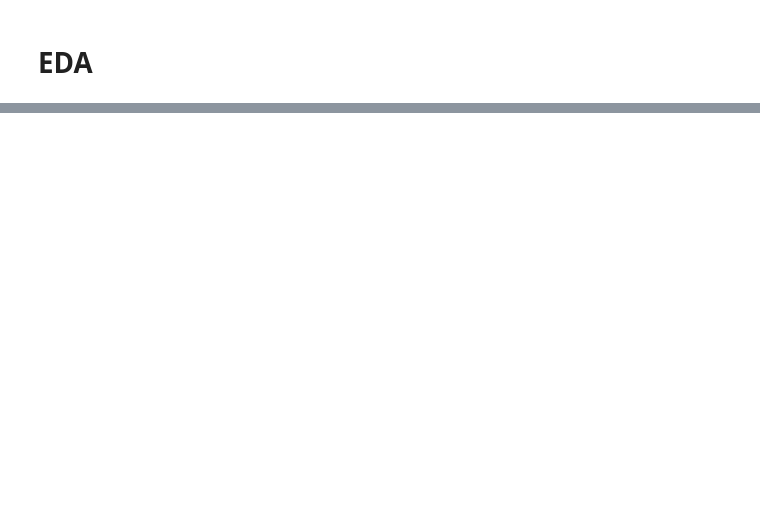
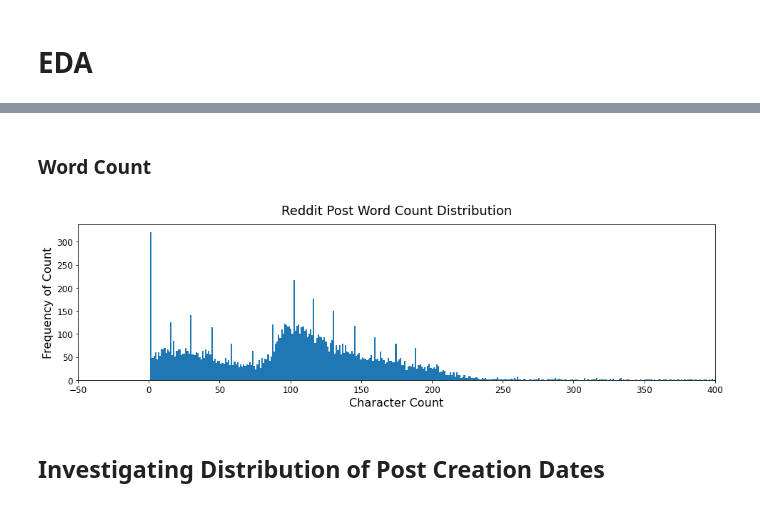
Before and after one commit to rileydr/Classification-NFL-vs-EPL, a Jupyter notebook: code/P3_03_EDA.ipynb, the cells around one changed output, grey strips where cells are left out. Cells and saved outputs as stored; diff of their text form; code cells hidden in the pictures; blank space fills up the shorter version.

```diff
--- a/code/P3_03_EDA.ipynb
+++ b/code/P3_03_EDA.ipynb
@@ -24,0 +65,21 @@ df = pd.read_csv('../data/data_cleaned.csv')
+# %% [markdown]
+### Word Count
+# %%
+plt.figure(figsize = (16,4))
+
+plt.hist(df['post_word_count'],bins=5000)
+
+plt.xlim(left=-50)
+plt.xlim(right=400)
+
+plt.title('Reddit Post Word Count Distribution', size = '18', pad = '14')
+
+plt.xlabel('Character Count', size = 16)
+plt.xticks(size = 12)
+
+plt.ylabel('Frequency of Count', size = 16)
+plt.yticks(size = 12);
+# %% [output]
+[figure, added]
+# %% [markdown]
+## Investigating Distribution of Post Creation Dates
```
Also changed, not shown: parts of 31 cells of this notebook, 17 other files.
